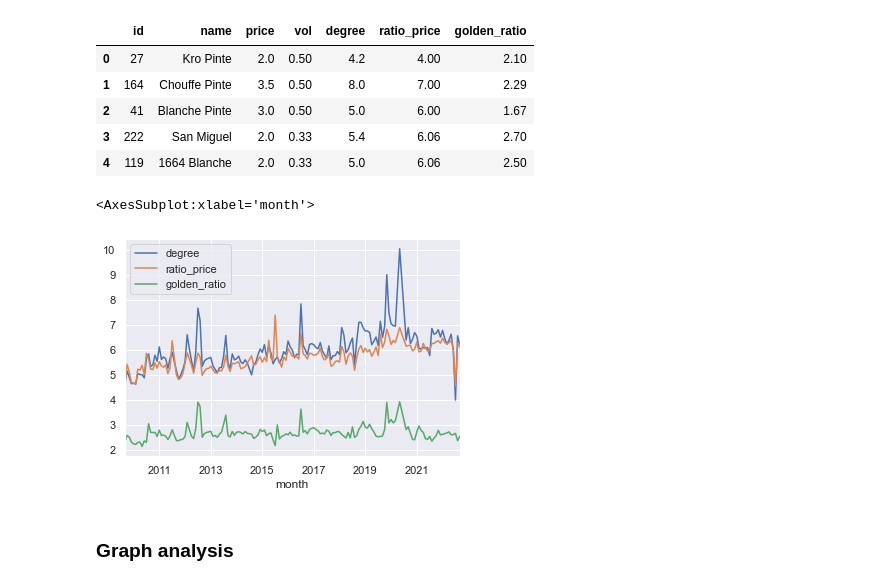
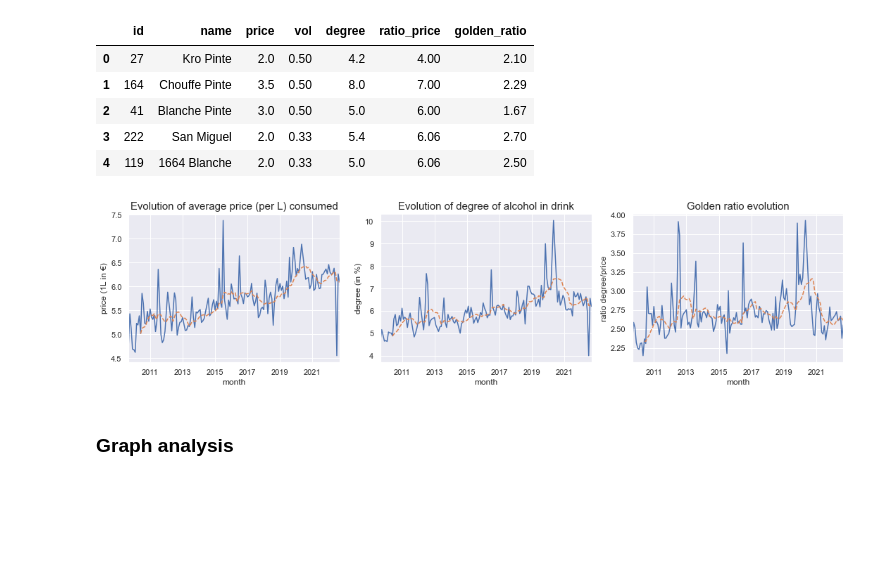
Before and after one commit to r-jaylet/babar_stats, a Jupyter notebook: analysis.ipynb, the cells around one changed output. Cells and saved outputs as stored; diff of their text form; code cells hidden in the pictures; blank space fills up the shorter version.

```diff
--- a/analysis.ipynb
+++ b/analysis.ipynb
@@ -141,12 +143,31 @@ df_beer_purchase['month'] = pd.to_datetime(df_beer_purchase['timestamp'], format
 df_beer_purchase['year'] = pd.to_datetime(df_beer_purchase['timestamp'], format='%Y-%m-%d %H:%M:%S').dt.year
 df_beer_purchase = df_beer_purchase.drop('timestamp', axis=1)
 df_beer_purchase = df_beer_purchase[df_beer_purchase.date > pd.Timestamp('2009-09-01')]
-# %%
-df_beer_purchase_agg = df_beer_purchase.groupby('month').agg({'degree': 'mean', 'ratio_price': 'mean', 'golden_ratio': 'mean'})
-df_beer_purchase_agg.plot()
-# %% [output]
-<AxesSubplot:xlabel='month'>
-[figure, removed]
+# %%
+fig, (ax1, ax2, ax3) = plt.subplots(1, 3, figsize=(15,4))
+
+df_beer_purchase_agg = df_beer_purchase.groupby('month').agg({'degree': 'mean', 'ratio_price': 'mean', 'golden_ratio': 'mean'})
+
+df_beer_purchase_agg['ratio_price'].plot(ax=ax1)
+df_beer_purchase_agg['ratio_price'].rolling(10).mean().plot(linestyle='dashed', ax=ax1)
+ax1.set_title('Evolution of average price (per L) consumed', fontsize = 15)
+ax1.set_ylabel('price (1L in €)')
+
+df_beer_purchase_agg['degree'].plot(ax=ax2)
+df_beer_purchase_agg['degree'].rolling(10).mean().plot(linestyle='dashed', ax=ax2)
+ax2.set_title('Evolution of degree of alcohol in drink', fontsize = 15)
+ax2.set_ylabel('degree (in %)')
+
+
+df_beer_purchase_agg['golden_ratio'].plot(ax=ax3)
+df_beer_purchase_agg['golden_ratio'].rolling(10).mean().plot(linestyle='dashed', ax=ax3)
+ax3.set_title('Golden ratio evolution', fontsize = 15)
+ax3.set_ylabel('ratio degree/price')
+
+plt.tight_layout()
+plt.show()
+# %% [output]
+[figure, added]
 # %% [markdown]
 ### Graph analysis
 # %%
```
Also changed, not shown: parts of 16 cells of this notebook, 6 other files.
